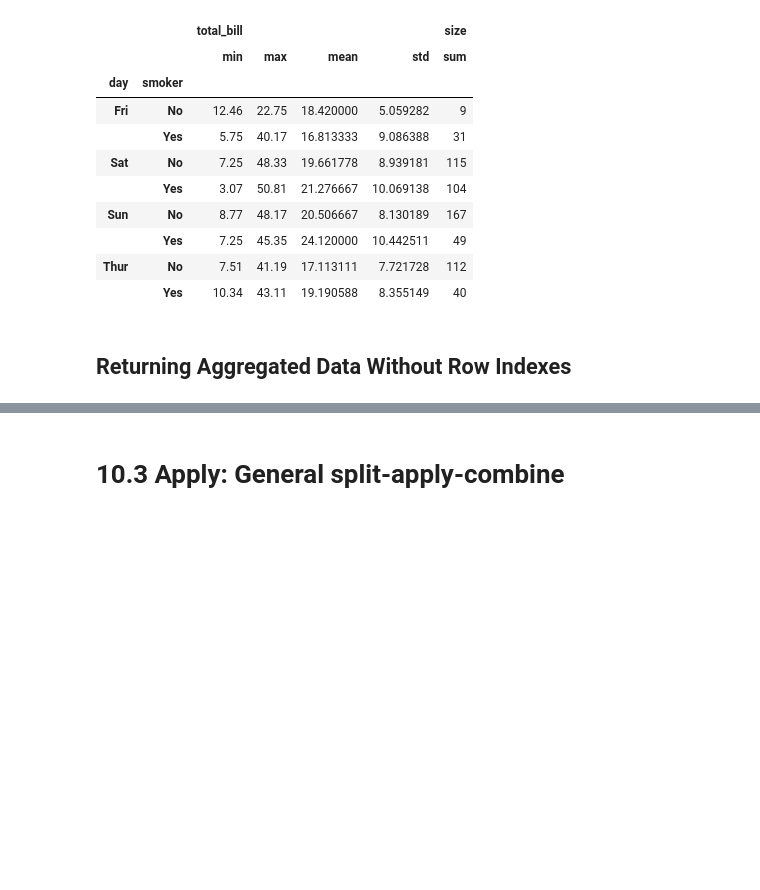
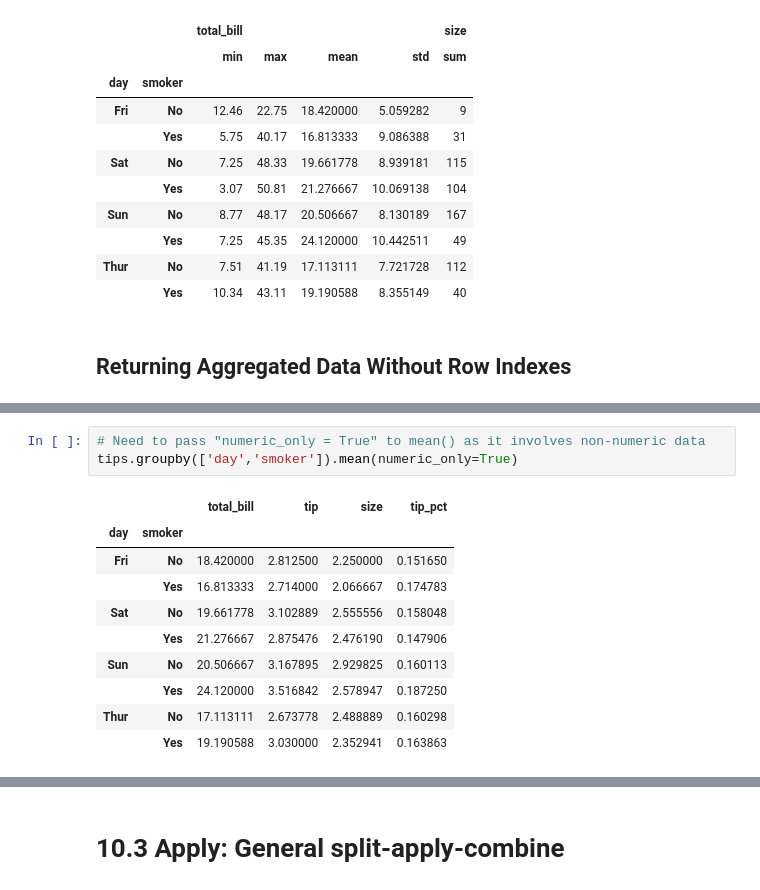
Before and after one commit to mohdkhairilabdulkarim/STQD6014-Data-Science, a Jupyter notebook: Week12_DataAggregation_20240107_WC.ipynb, the cells around one changed output, grey strips where cells are left out. Saved outputs shown, nothing was run; the diff lists cells and outputs as text; blank space fills up the shorter version.

```diff
--- a/Week12_DataAggregation_20240107_WC.ipynb
+++ b/Week12_DataAggregation_20240107_WC.ipynb
@@ -486,3 +611,17 @@ tips
+# %%
+# Need to pass "numeric_only = True" to mean() as it involves non-numeric data
+tips.groupby(['day','smoker']).mean(numeric_only=True)
+# %% [output]
+|  |  | total_bill | tip | size | tip_pct |
+| day | smoker |  |  |  |  |
+| Fri | No | 18.420000 | 2.812500 | 2.250000 | 0.151650 |
+|  | Yes | 16.813333 | 2.714000 | 2.066667 | 0.174783 |
+| Sat | No | 19.661778 | 3.102889 | 2.555556 | 0.158048 |
+|  | Yes | 21.276667 | 2.875476 | 2.476190 | 0.147906 |
+| Sun | No | 20.506667 | 3.167895 | 2.929825 | 0.160113 |
+|  | Yes | 24.120000 | 3.516842 | 2.578947 | 0.187250 |
+| Thur | No | 17.113111 | 2.673778 | 2.488889 | 0.160298 |
+|  | Yes | 19.190588 | 3.030000 | 2.352941 | 0.163863 |
 # %%
 # Disable the index
 # Need to pass "numeric_only = True" to mean() as it involves non-numeric data
```
Also changed, not shown: parts of 46 cells of this notebook.
